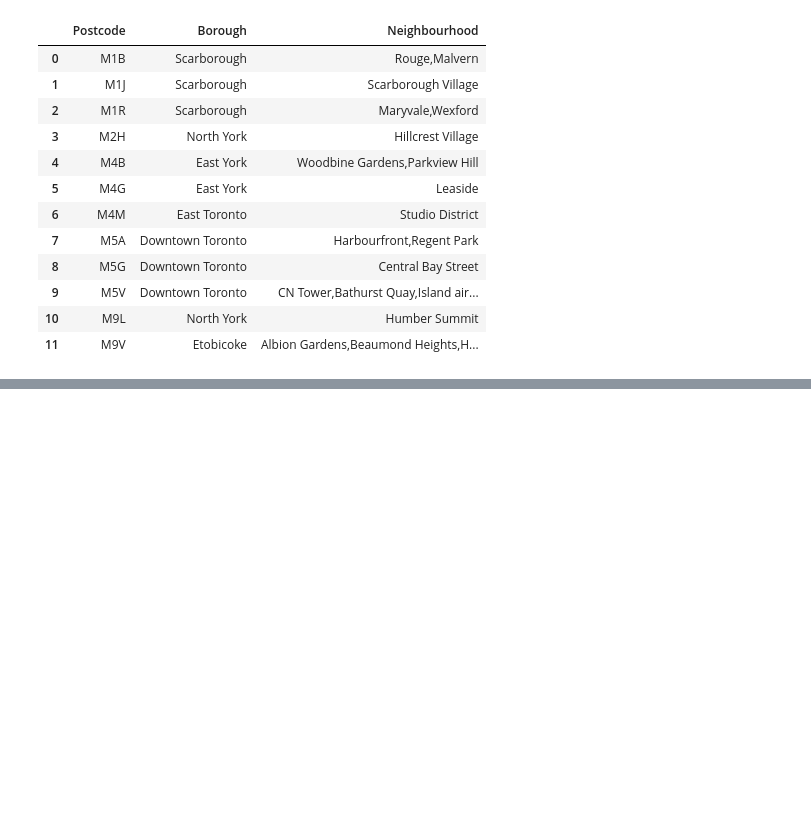
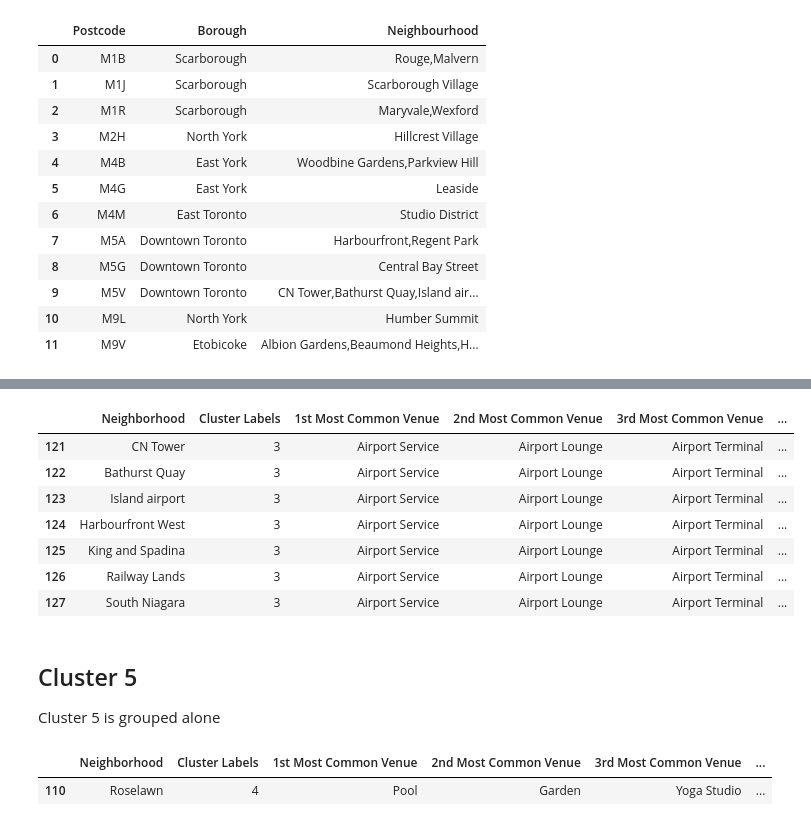
Before and after one commit to yoonsunghwan/Coursera_Capstone, a Jupyter notebook: Wiki_DataFrame.ipynb, the cells around one changed output, grey strips where cells are left out. Drawn from its saved outputs; the diff is of its cells as text; code cells hidden in the pictures; blank space fills up the shorter version.

```diff
--- a/Wiki_DataFrame.ipynb
+++ b/Wiki_DataFrame.ipynb
@@ -71,0 +416,19 @@ df.groupby(['Postcode','Borough'])['Neighbourhood'].apply(lambda x: ','.join(x))
+# %%
+Toronto_merged.loc[Toronto_merged['Cluster Labels'] == 3, Toronto_merged.columns[[4] + list(range(5, Toronto_merged.shape[1]))]]
+# %% [output]
+|  | Neighborhood | Cluster Labels | 1st Most Common Venue | 2nd Most Common Venue | 3rd Most Common Venue | ... |
+| 121 | CN Tower | 3 | Airport Service | Airport Lounge | Airport Terminal | ... |
+| 122 | Bathurst Quay | 3 | Airport Service | Airport Lounge | Airport Terminal | ... |
+| 123 | Island airport | 3 | Airport Service | Airport Lounge | Airport Terminal | ... |
+| 124 | Harbourfront West | 3 | Airport Service | Airport Lounge | Airport Terminal | ... |
+| 125 | King and Spadina | 3 | Airport Service | Airport Lounge | Airport Terminal | ... |
+| 126 | Railway Lands | 3 | Airport Service | Airport Lounge | Airport Terminal | ... |
+| 127 | South Niagara | 3 | Airport Service | Airport Lounge | Airport Terminal | ... |
+# %% [markdown]
+## Cluster 5
+Cluster 5 is grouped alone
+# %%
+Toronto_merged.loc[Toronto_merged['Cluster Labels'] == 4, Toronto_merged.columns[[4] + list(range(5, Toronto_merged.shape[1]))]]
+# %% [output]
+|  | Neighborhood | Cluster Labels | 1st Most Common Venue | 2nd Most Common Venue | 3rd Most Common Venue | ... |
+| 110 | Roselawn | 4 | Pool | Garden | Yoga Studio | ... |
```
Also changed, not shown: parts of 43 cells of this notebook.
